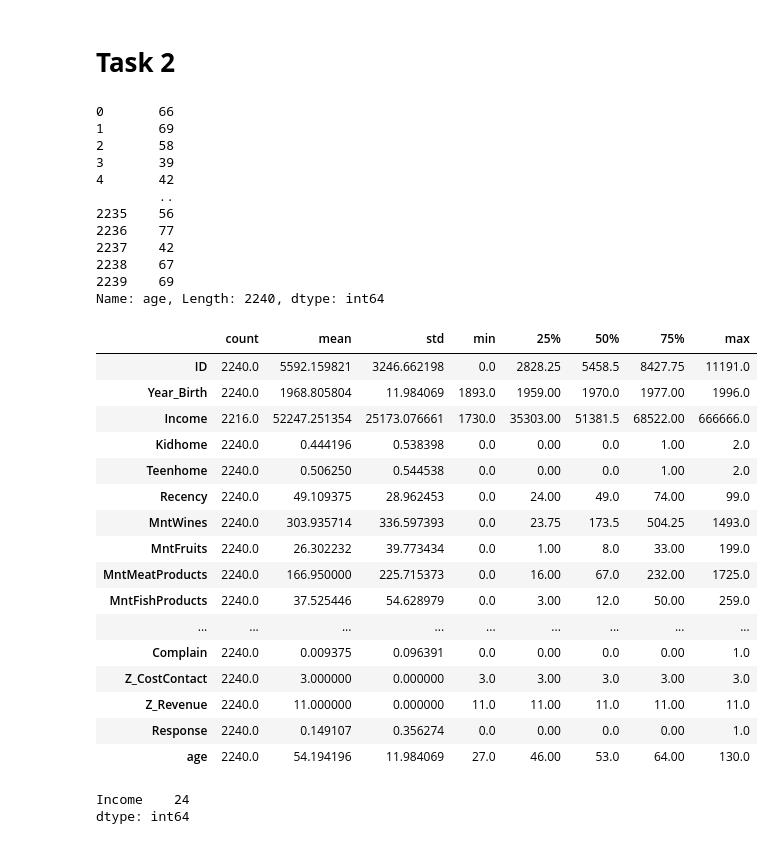
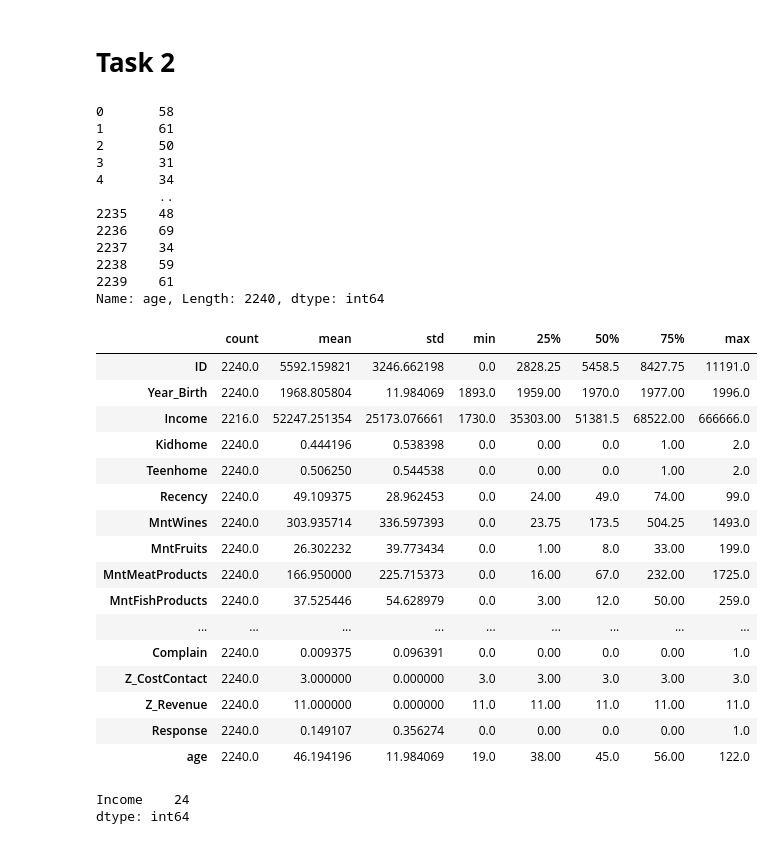
Before and after one commit to im-srd/Customer-Behavioral-Analysis, a Jupyter notebook: Customer_Behaviour_Analysis.ipynb, the cells around one changed output. Saved outputs shown, nothing was run; the diff lists cells and outputs as text; code cells hidden in the pictures.

```diff
--- a/Customer_Behaviour_Analysis.ipynb
+++ b/Customer_Behaviour_Analysis.ipynb
@@ -12,7 +18,7 @@ import matplotlib.pyplot as plt
 # %% [markdown]
 Extract the dataset from the file named "**dataset.csv**" and save it in customer variable
 # %%
-data = pd.read_csv('/content/dataset.csv')
+customer = pd.read_csv('/content/drive/MyDrive/Customer Behaviour Analysis/dataset.csv')
 print('Upload Successfully.')
 # %% [output]
 Upload Successfully.
@@ -57,43 +63,43 @@ Index(['ID', 'Year_Birth', 'Education', 'Marital_Status', 'Income', 'Kidhome',
 # %%
 # Create a new column "Age" by subtracting the column Year_Birth from 2015
 # present_year = int(input('Enter the present year : '))
-present_year = 2023
-age_values = present_year - data['Year_Birth']
-data['age'] = age_values
-data['age']
+present_year = 2015
+age_values = present_year - customer['Year_Birth']
+customer['age'] = age_values
+customer['age']
 # %% [output]
-0       66
-1       69
-2       58
-3       39
-4       42
+0       58
+1       61
+2       50
+3       31
+4       34
         ..
-2235    56
-2236    77
-2237    42
-2238    67
-2239    69
+2235    48
+2236    69
+2237    34
+2238    59
+2239    61
 Name: age, Length: 2240, dtype: int64
 # %%
 # Check the statistics of the dataset
-data.describe().T
+customer.describe().T
 # %% [output]
 |  | count | mean | std | min | 25% | 50% | 75% | max |
 | ID | 2240.0 | 5592.159821 | 3246.662198 | 0.0 | 2828.25 | 5458.5 | 8427.75 | 11191.0 |
 | Year_Birth | 2240.0 | 1968.805804 | 11.984069 | 1893.0 | 1959.00 | 1970.0 | 1977.00 | 1996.0 |
 | Income | 2216.0 | 52247.251354 | 25173.076661 | 1730.0 | 35303.00 | 51381.5 | 68522.00 | 666666.0 |
 | Kidhome | 2240.0 | 0.444196 | 0.538398 | 0.0 | 0.00 | 0.0 | 1.00 | 2.0 |
 | Teenhome | 2240.0 | 0.506250 | 0.544538 | 0.0 | 0.00 | 0.0 | 1.00 | 2.0 |
 | Recency | 2240.0 | 49.109375 | 28.962453 | 0.0 | 24.00 | 49.0 | 74.00 | 99.0 |
 | MntWines | 2240.0 | 303.935714 | 336.597393 | 0.0 | 23.75 | 173.5 | 504.25 | 1493.0 |
 | MntFruits | 2240.0 | 26.302232 | 39.773434 | 0.0 | 1.00 | 8.0 | 33.00 | 199.0 |
 | MntMeatProducts | 2240.0 | 166.950000 | 225.715373 | 0.0 | 16.00 | 67.0 | 232.00 | 1725.0 |
 | MntFishProducts | 2240.0 | 37.525446 | 54.628979 | 0.0 | 3.00 | 12.0 | 50.00 | 259.0 |
 | ... | ... | ... | ... | ... | ... | ... | ... | ... |
 | Complain | 2240.0 | 0.009375 | 0.096391 | 0.0 | 0.00 | 0.0 | 0.00 | 1.0 |
 | Z_CostContact | 2240.0 | 3.000000 | 0.000000 | 3.0 | 3.00 | 3.0 | 3.00 | 3.0 |
 | Z_Revenue | 2240.0 | 11.000000 | 0.000000 | 11.0 | 11.00 | 11.0 | 11.00 | 11.0 |
 | Response | 2240.0 | 0.149107 | 0.356274 | 0.0 | 0.00 | 0.0 | 0.00 | 1.0 |
-| age | 2240.0 | 54.194196 | 11.984069 | 27.0 | 46.00 | 53.0 | 64.00 | 130.0 |
+| age | 2240.0 | 46.194196 | 11.984069 | 19.0 | 38.00 | 45.0 | 56.00 | 122.0 |
 # %%
 # Work on analysing Missing values and show the output
```
Also changed, not shown: parts of 40 cells of this notebook.
